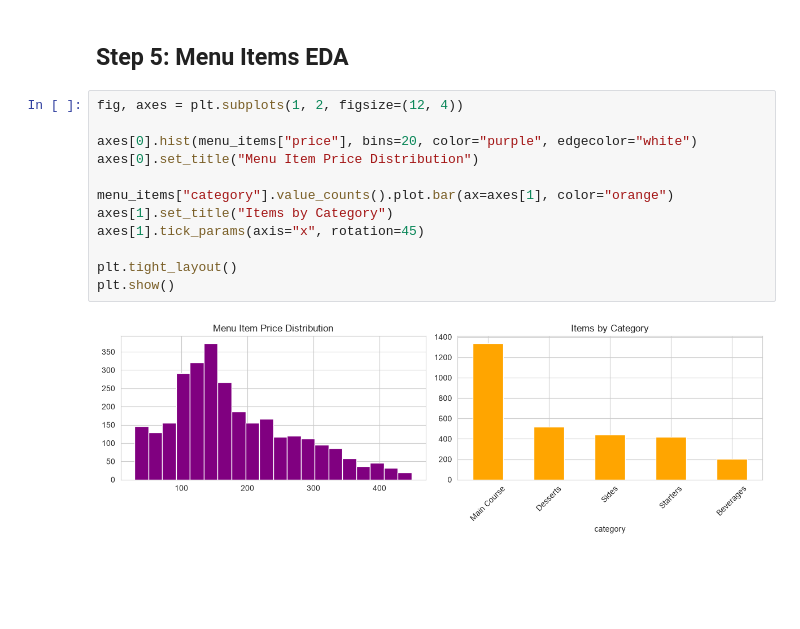
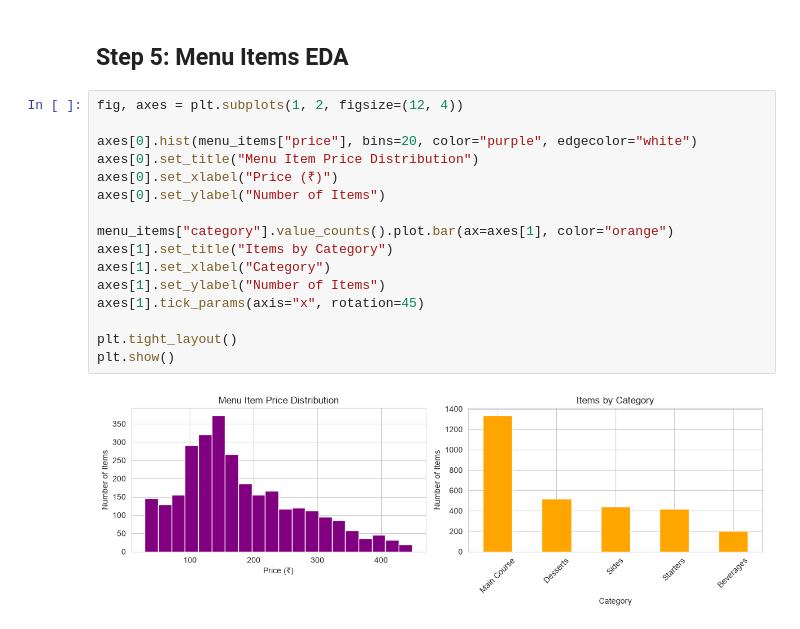
Before and after one commit to Monik17/zomato-funnel-analytics, a Jupyter notebook: notebooks/eda.ipynb, the cells around one changed output. Cells and saved outputs as stored; diff of their text form; blank space fills up the shorter version.

Commit message:
add axis labels to menu items charts

```diff
--- a/notebooks/eda.ipynb
+++ b/notebooks/eda.ipynb
@@ -374,14 +374,18 @@ plt.show()
 # %%
 fig, axes = plt.subplots(1, 2, figsize=(12, 4))
 
 axes[0].hist(menu_items["price"], bins=20, color="purple", edgecolor="white")
 axes[0].set_title("Menu Item Price Distribution")
+axes[0].set_xlabel("Price (₹)")
+axes[0].set_ylabel("Number of Items")
 
 menu_items["category"].value_counts().plot.bar(ax=axes[1], color="orange")
 axes[1].set_title("Items by Category")
+axes[1].set_xlabel("Category")
+axes[1].set_ylabel("Number of Items")
 axes[1].tick_params(axis="x", rotation=45)
 
 plt.tight_layout()
 plt.show()
 # %% [output]
-[figure, old version]
+[figure, new version]
```
